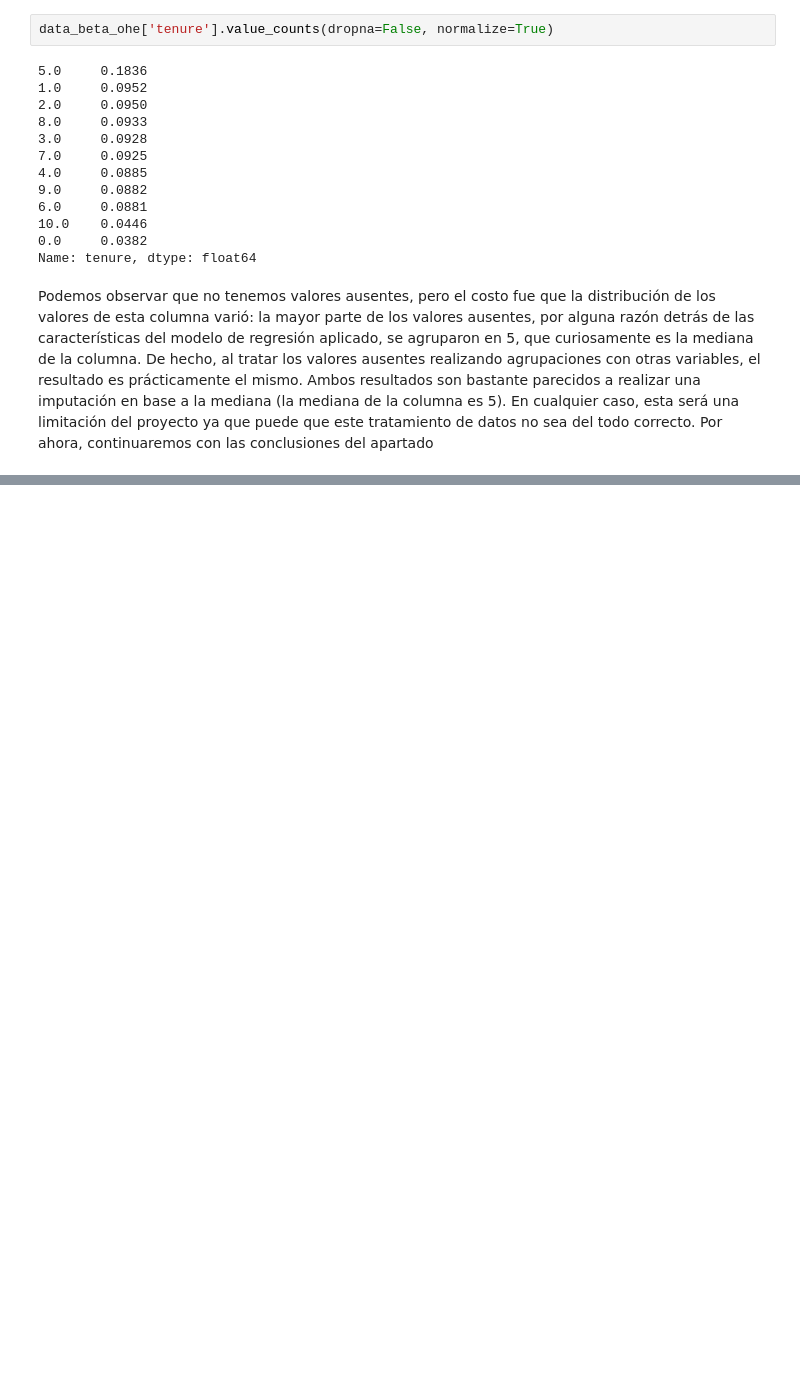
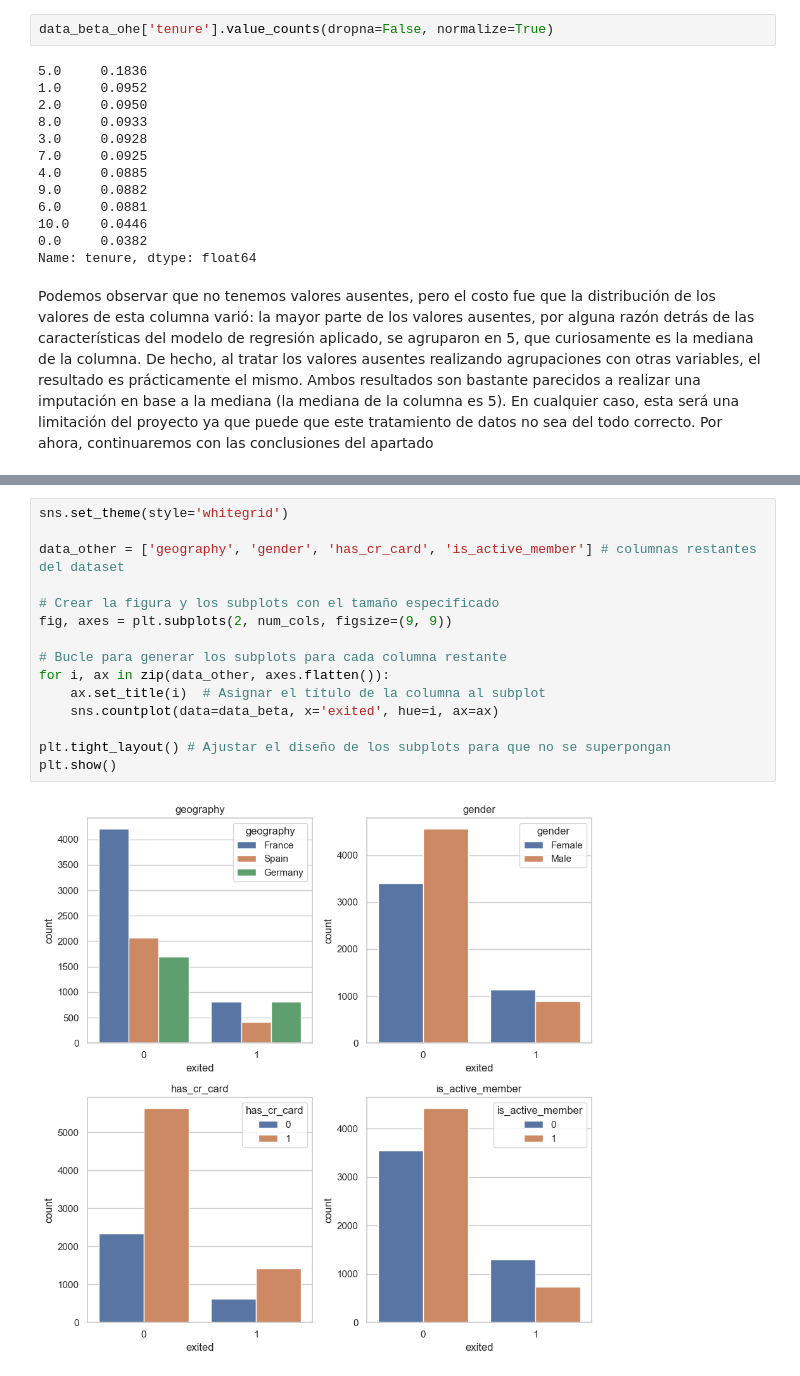
Before and after one commit to ChristianMartinezCaceres/Practicum-portfolio, a Jupyter notebook: 08_bank_customers_model/bank_customers_model.ipynb, the cells around one changed output, grey strips where cells are left out. Saved outputs shown, nothing was run; the diff lists cells and outputs as text; blank space fills up the shorter version.

```diff
--- a/08_bank_customers_model/bank_customers_model.ipynb
+++ b/08_bank_customers_model/bank_customers_model.ipynb
@@ -293,0 +404,17 @@ Podemos observar que no tenemos valores ausentes, pero el costo fue que la distr
+# %%
+sns.set_theme(style='whitegrid')
+
+data_other = ['geography', 'gender', 'has_cr_card', 'is_active_member'] # columnas restantes del dataset
+
+# Crear la figura y los subplots con el tamaño especificado
+fig, axes = plt.subplots(2, num_cols, figsize=(9, 9))
+
+# Bucle para generar los subplots para cada columna restante
+for i, ax in zip(data_other, axes.flatten()):
+    ax.set_title(i)  # Asignar el título de la columna al subplot
+    sns.countplot(data=data_beta, x='exited', hue=i, ax=ax)
+
+plt.tight_layout() # Ajustar el diseño de los subplots para que no se superpongan
+plt.show()
+# %% [output]
+[figure, added]
```
Also changed, not shown: parts of 18 cells of this notebook.
